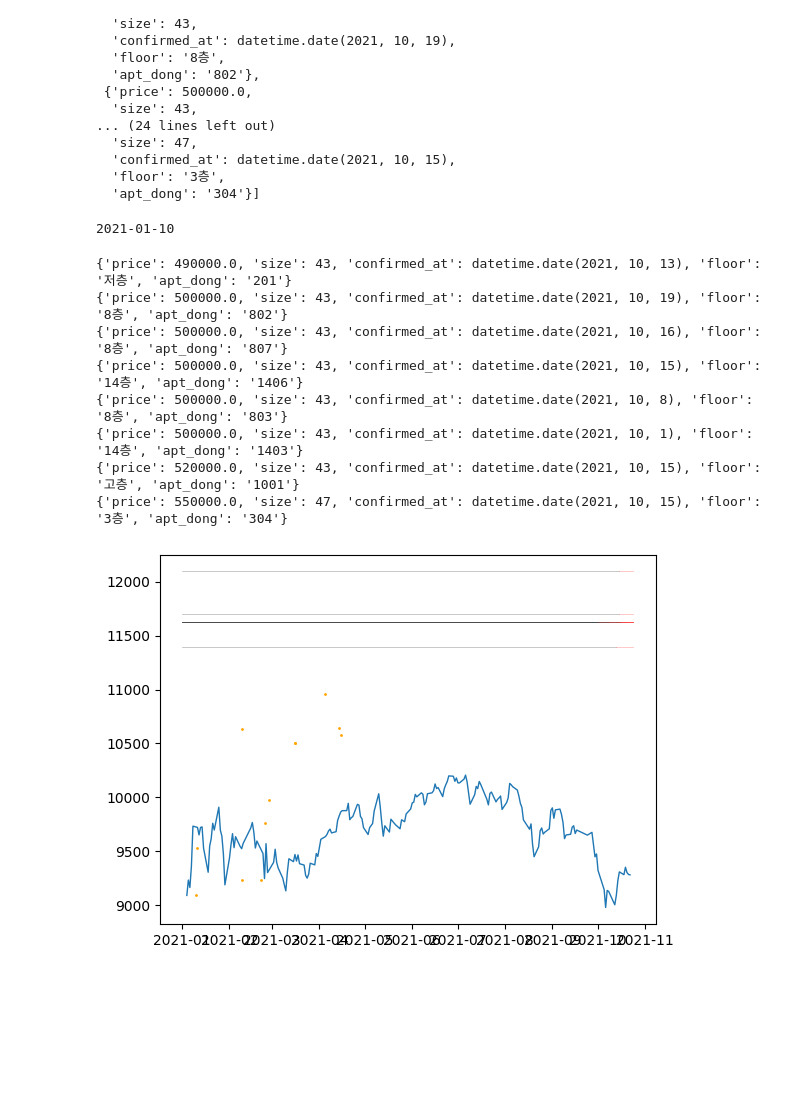
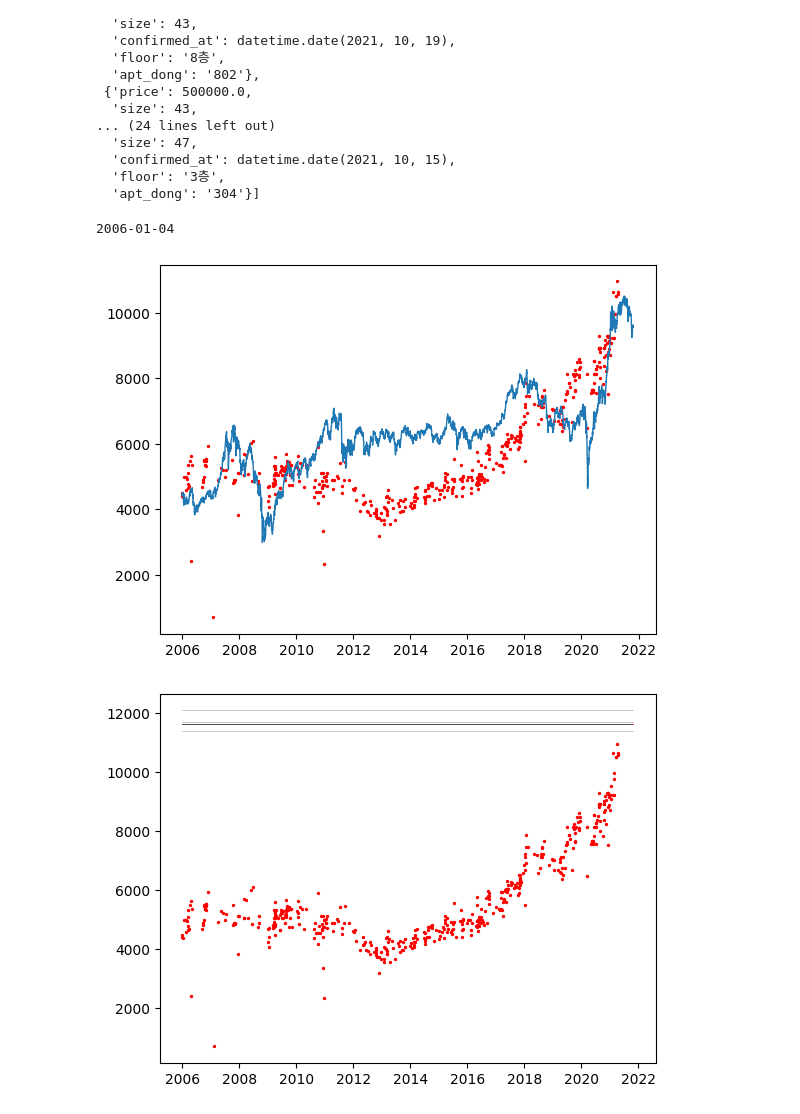
Before and after one commit to twjang/korea_apartment_price, a Jupyter notebook: kospi_and_housing.ipynb, the cells around one changed output. Drawn from its saved outputs; the diff is of its cells as text; code cells hidden in the pictures; blank space fills up the shorter version.

```diff
--- a/kospi_and_housing.ipynb
+++ b/kospi_and_housing.ipynb
@@ -44,7 +44,7 @@ orderbook
   'floor': '3층',
   'apt_dong': '304'}]
 # %%
-start_year = 2021
+start_year = 2006
 start_month = 1
 start_date = 1
 
@@ -60,37 +60,34 @@ for e in trades:
     y1.append(int(e['price'] / int(e['size'] * 0.3)))
 print(x1[0])
 # %% [output]
-2021-01-10
+2006-01-04
 # %%
 df = data.DataReader("^KS11", "yahoo", datetime.datetime(start_year, start_month, start_date))
 x2 = [e.date() for e in df.index]
 y2 = df['Close'].to_list()
+# %%
+coeff = y1[0] / y2[0]
+scaled_y2 = [v * coeff for v in y2]
+
+plt.figure()
+plt.scatter(x1, y1, s=2, color='red')
+plt.plot(x2, scaled_y2, linewidth=1)
+plt.show()
+# %% [output]
+[figure, added]
 # %%
-coeff = y1[0] / y2[0]
-
-scaled_y2 = [v * coeff for v in y2]
-
 plt.figure()
-plt.scatter(x1, y1, s=1, color='orange')
-plt.plot(x2, scaled_y2, linewidth=1)
+plt.scatter(x1, y1, s=2, color='red')
 ax = plt.gca()
 
 now = datetime.datetime.now()
 started_at = datetime.date(start_year, start_month, start_date)
 for e in orderbook:
   price = e['price'] / e['size']
   l1 = mlines.Line2D([e['confirmed_at'], started_at], [price, price], color=(0.0, 0, 0, 0.3), linewidth=0.5)
   l2 = mlines.Line2D([e['confirmed_at'], now], [price, price], color=(1.0, 0, 0, 0.3), linewidth=0.5)
   ax.add_line(l1)
   ax.add_line(l2)
 plt.show()
 # %% [output]
-{'price': 490000.0, 'size': 43, 'confirmed_at': datetime.date(2021, 10, 13), 'floor': '저층', 'apt_dong': '201'}
-{'price': 500000.0, 'size': 43, 'confirmed_at': datetime.date(2021, 10, 19), 'floor': '8층', 'apt_dong': '802'}
-{'price': 500000.0, 'size': 43, 'confirmed_at': datetime.date(2021, 10, 16), 'floor': '8층', 'apt_dong': '807'}
-{'price': 500000.0, 'size': 43, 'confirmed_at': datetime.date(2021, 10, 15), 'floor': '14층', 'apt_dong': '1406'}
-{'price': 500000.0, 'size': 43, 'confirmed_at': datetime.date(2021, 10, 8), 'floor': '8층', 'apt_dong': '803'}
-{'price': 500000.0, 'size': 43, 'confirmed_at': datetime.date(2021, 10, 1), 'floor': '14층', 'apt_dong': '1403'}
-{'price': 520000.0, 'size': 43, 'confirmed_at': datetime.date(2021, 10, 15), 'floor': '고층', 'apt_dong': '1001'}
-{'price': 550000.0, 'size': 47, 'confirmed_at': datetime.date(2021, 10, 15), 'floor': '3층', 'apt_dong': '304'}
-[figure, old version]
+[figure, new version]
```
Also changed, not shown: 10 other files.
